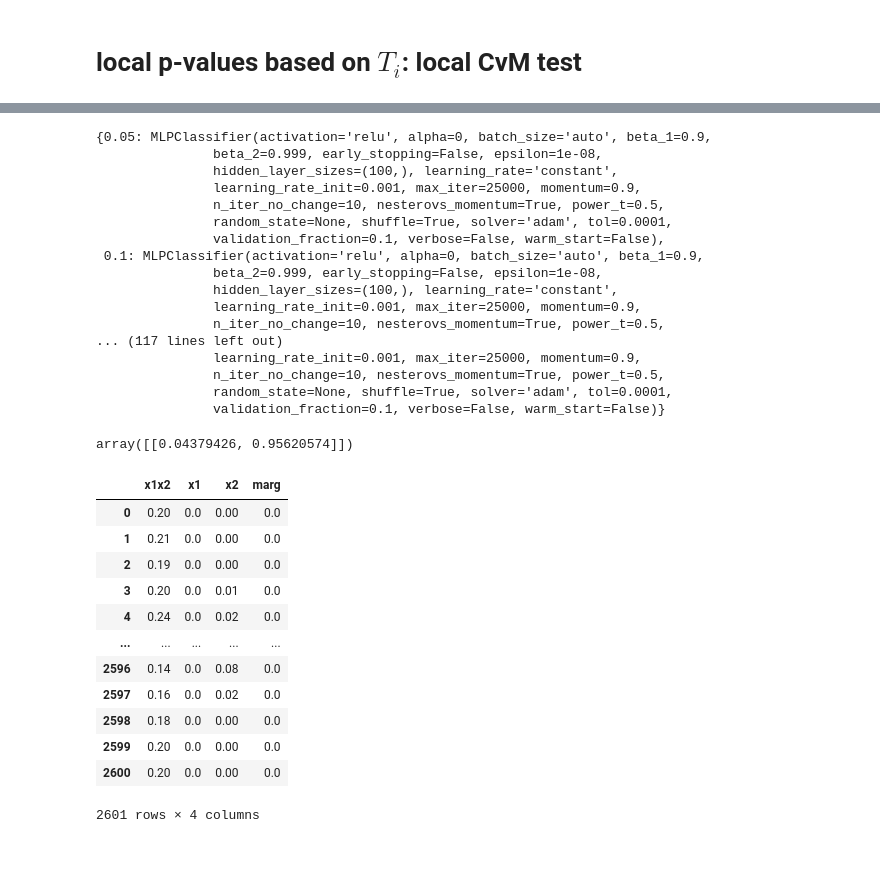
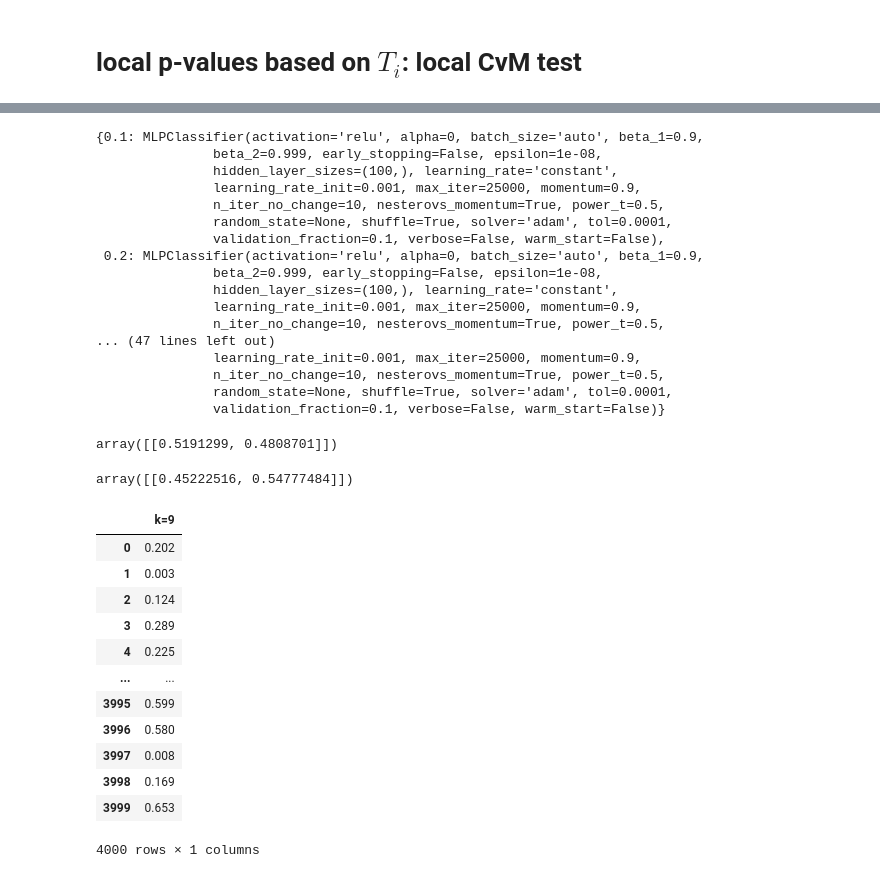
Before and after one commit to zhao-david/CDE-diagnostics, a Jupyter notebook: GalSim_application_v1.ipynb, the cells around one changed output, grey strips where cells are left out. Cells and saved outputs as stored; diff of their text form; code cells hidden in the pictures.

```diff
--- a/GalSim_application_v1.ipynb
+++ b/GalSim_application_v1.ipynb
@@ -691,20 +299,0 @@ plt.tick_params(axis='both', which='major', labelsize=16)
-# %%
-Ti_values = {}
-all_rhat_alphas = {}
-for name, pit in pit_values_dict.items():
-    print("working on classifier %s" % name)
-    all_rhat_alphas[name] = {}
-    for alpha in alphas:
-        print(alpha)
-        ind_values = [1*(x<=alpha) for x in pit]
-        rhat = MLPClassifier(alpha=0, max_iter=25000)
-        rhat.fit(X=x_test, y=ind_values)
-
-        # fit rhat at each point in prediction grid
-        all_rhat_alphas[name][alpha] = rhat.predict_proba(grid)[:, 1]
-
-    # rhat_alphas for all alphas at all points
-    all_rhat_alphas[name] = pd.DataFrame(all_rhat_alphas[name])
-
-    # compute Ti summary statistic
-    Ti_values[name] = ((all_rhat_alphas[name] - alphas)**2).sum(axis=1) / len(alphas)
@@ -860,3 +300,11 @@ for n, label in enumerate(ax.yaxis.get_ticklabels()):
+# %%
+with open('GalSim_Ti_values_2021-02-07-21-16.pkl', 'rb') as handle:
+    Ti_values = pickle.load(handle)
+with open('GalSim_all_rhat_alphas_2021-02-07-21-16.pkl', 'rb') as handle:
+    all_rhat_alphas = pickle.load(handle)
 # %% [markdown]
 # global p-value based on $T_i$
+# %%
+with open("GalSim_all_unif_Ti_values_2021-02-08-02-49.pkl", 'rb') as handle:
+    all_unif_Ti_values = pickle.load(handle)
 # %%
@@ -884,47 +319,46 @@ with open("all_rhat_classifiers_.pkl", 'rb') as handle:
 # %%
-all_rhat_classifiers[0]['x1x2']
+all_rhat_classifiers[0]['k=9']
 # %% [output]
-{0.05: MLPClassifier(activation='relu', alpha=0, batch_size='auto', beta_1=0.9,
+{0.1: MLPClassifier(activation='relu', alpha=0, batch_size='auto', beta_1=0.9,
                beta_2=0.999, early_stopping=False, epsilon=1e-08,
                hidden_layer_sizes=(100,), learning_rate='constant',
                learning_rate_init=0.001, max_iter=25000, momentum=0.9,
                n_iter_no_change=10, nesterovs_momentum=True, power_t=0.5,
                random_state=None, shuffle=True, solver='adam', tol=0.0001,
                validation_fraction=0.1, verbose=False, warm_start=False),
- 0.1: MLPClassifier(activation='relu', alpha=0, batch_size='auto', beta_1=0.9,
+ 0.2: MLPClassifier(activation='relu', alpha=0, batch_size='auto', beta_1=0.9,
                beta_2=0.999, early_stopping=False, epsilon=1e-08,
                hidden_layer_sizes=(100,), learning_rate='constant',
                learning_rate_init=0.001, max_iter=25000, momentum=0.9,
                n_iter_no_change=10, nesterovs_momentum=True, power_t=0.5,
-... (117 lines left out)
+... (47 lines left out)
                learning_rate_init=0.001, max_iter=25000, momentum=0.9,
                n_iter_no_change=10, nesterovs_momentum=True, power_t=0.5,
                random_state=None, shuffle=True, solver='adam', tol=0.0001,
                validation_fraction=0.1, verbose=False, warm_start=False)}
+# %%
+all_rhat_classifiers[0]['k=9'][0.5].predict_proba([galsim_test[0]])
+# %% [output]
+array([[0.5191299, 0.4808701]])
 # %%
-all_rhat_classifiers[0]['x1x2'][0.05].predict_proba([[1,2]])
+all_rhat_classifiers[0]['k=9'][0.5].predict_proba([galsim_test[-2]])
 # %% [output]
-array([[0.04379426, 0.95620574]])
+array([[0.45222516, 0.54777484]])
-# %%
-with open("Ti_values.pkl", 'rb') as handle:
-    true_Ti_values = pickle.load(handle)
-with open("all_unif_Ti_values.pkl", 'rb') as handle:
-    all_unif_Ti_values = pickle.load(handle)
 # %%
-all_pvalues = sum([1* (pd.DataFrame(true_Ti_values) < pd.DataFrame(all_unif_Ti_values[i]))
+all_pvalues = sum([1* (pd.DataFrame(Ti_values) < pd.DataFrame(all_unif_Ti_values[i]))
                    for i in range(len(all_unif_Ti_values))]) / len(all_unif_Ti_values)
 all_pvalues
 # %% [output]
-|  | x1x2 | x1 | x2 | marg |
-| 0 | 0.20 | 0.0 | 0.00 | 0.0 |
-| 1 | 0.21 | 0.0 | 0.00 | 0.0 |
-| 2 | 0.19 | 0.0 | 0.00 | 0.0 |
-| 3 | 0.20 | 0.0 | 0.01 | 0.0 |
-| 4 | 0.24 | 0.0 | 0.02 | 0.0 |
-| ... | ... | ... | ... | ... |
-| 2596 | 0.14 | 0.0 | 0.08 | 0.0 |
-| 2597 | 0.16 | 0.0 | 0.02 | 0.0 |
-| 2598 | 0.18 | 0.0 | 0.00 | 0.0 |
-| 2599 | 0.20 | 0.0 | 0.00 | 0.0 |
-| 2600 | 0.20 | 0.0 | 0.00 | 0.0 |
+|  | k=9 |
+| 0 | 0.202 |
+| 1 | 0.003 |
+| 2 | 0.124 |
+| 3 | 0.289 |
+| 4 | 0.225 |
+| ... | ... |
+| 3995 | 0.599 |
+| 3996 | 0.580 |
+| 3997 | 0.008 |
+| 3998 | 0.169 |
+| 3999 | 0.653 |
-2601 rows × 4 columns
+4000 rows × 1 columns
```
Also changed, not shown: parts of 94 cells of this notebook.
